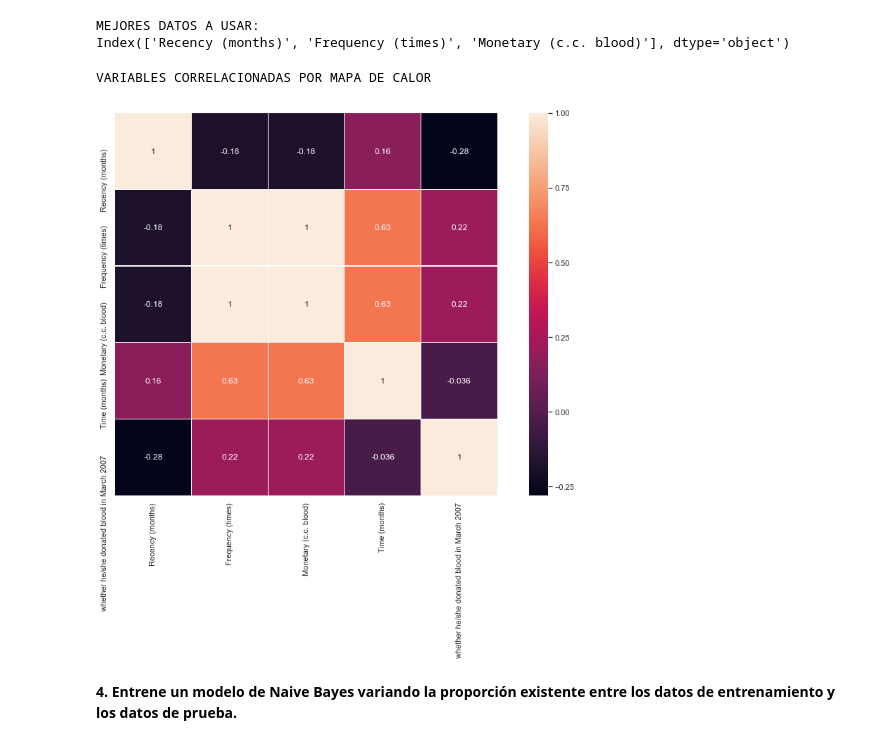
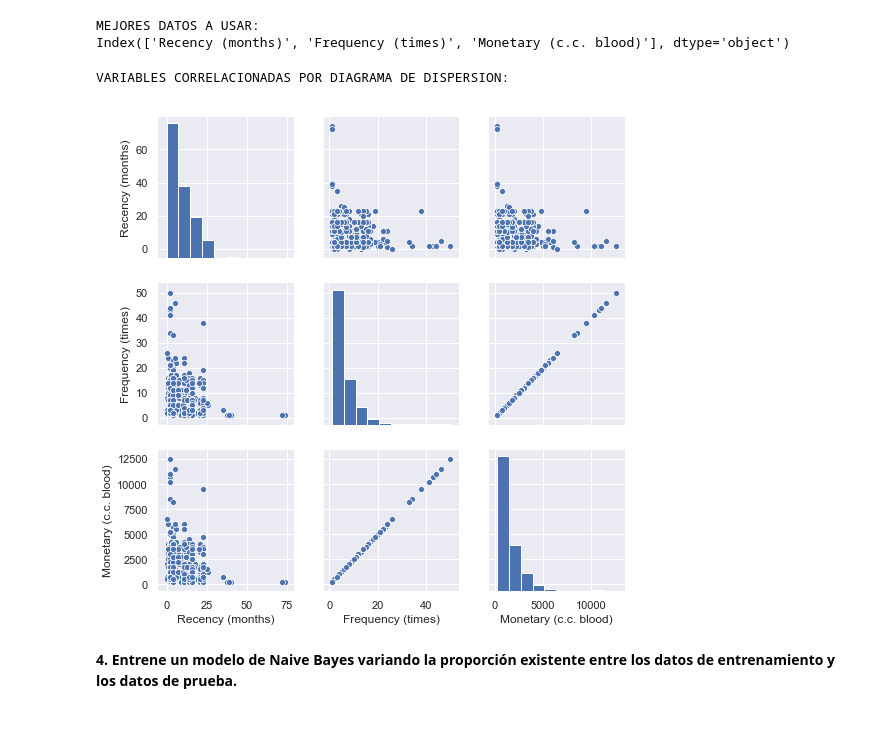
Before and after one commit to S-H-U-R-A/Electiva5, a Jupyter notebook: Electiva 5/3.6. Examen 3 Clustering/12-Exam-NaiveBayes-YRuedaJGutierrez.ipynb, the cells around one changed output. Cells and saved outputs as stored; diff of their text form; code cells hidden in the pictures.

```diff
--- a/Electiva 5/3.6. Examen 3 Clustering/12-Exam-NaiveBayes-YRuedaJGutierrez.ipynb
+++ b/Electiva 5/3.6. Examen 3 Clustering/12-Exam-NaiveBayes-YRuedaJGutierrez.ipynb
@@ -153,13 +168,13 @@ X_NUEVA = datos.iloc[:, selected ];
 # %% [output]
 MEJORES DATOS A USAR:
 Index(['Recency (months)', 'Frequency (times)', 'Monetary (c.c. blood)'], dtype='object')
-# %%
-print('VARIABLES CORRELACIONADAS POR MAPA DE CALOR');
-#OTRA FORMA DE MOSTRAR LA CORRELACION DE LAS VARIABLES MEDIANTE UN MAPA DE CALOR
-sns.heatmap(datos.corr(), linewidths=0.1, vmax=1.0, square=True, linecolor='white', annot=True);
-# %% [output]
-VARIABLES CORRELACIONADAS POR MAPA DE CALOR
-[figure, removed]
+# %%
+#VARIABLES MEJOR CORRELACIONADAS EXPRESADO EN UN DIAGRAMA DE DISPERSION
+print('VARIABLES CORRELACIONADAS POR DIAGRAMA DE DISPERSION:\n');
+sns.pairplot( datos.iloc[:, selected ]);
+# %% [output]
+VARIABLES CORRELACIONADAS POR DIAGRAMA DE DISPERSION:
+[figure, added]
 # %% [markdown]
 **4. Entrene un modelo de Naive Bayes variando la proporción existente entre los datos de entrenamiento y los datos de prueba.**
 # %%
```
Also changed, not shown: parts of 9 cells of this notebook, 2 other files.
